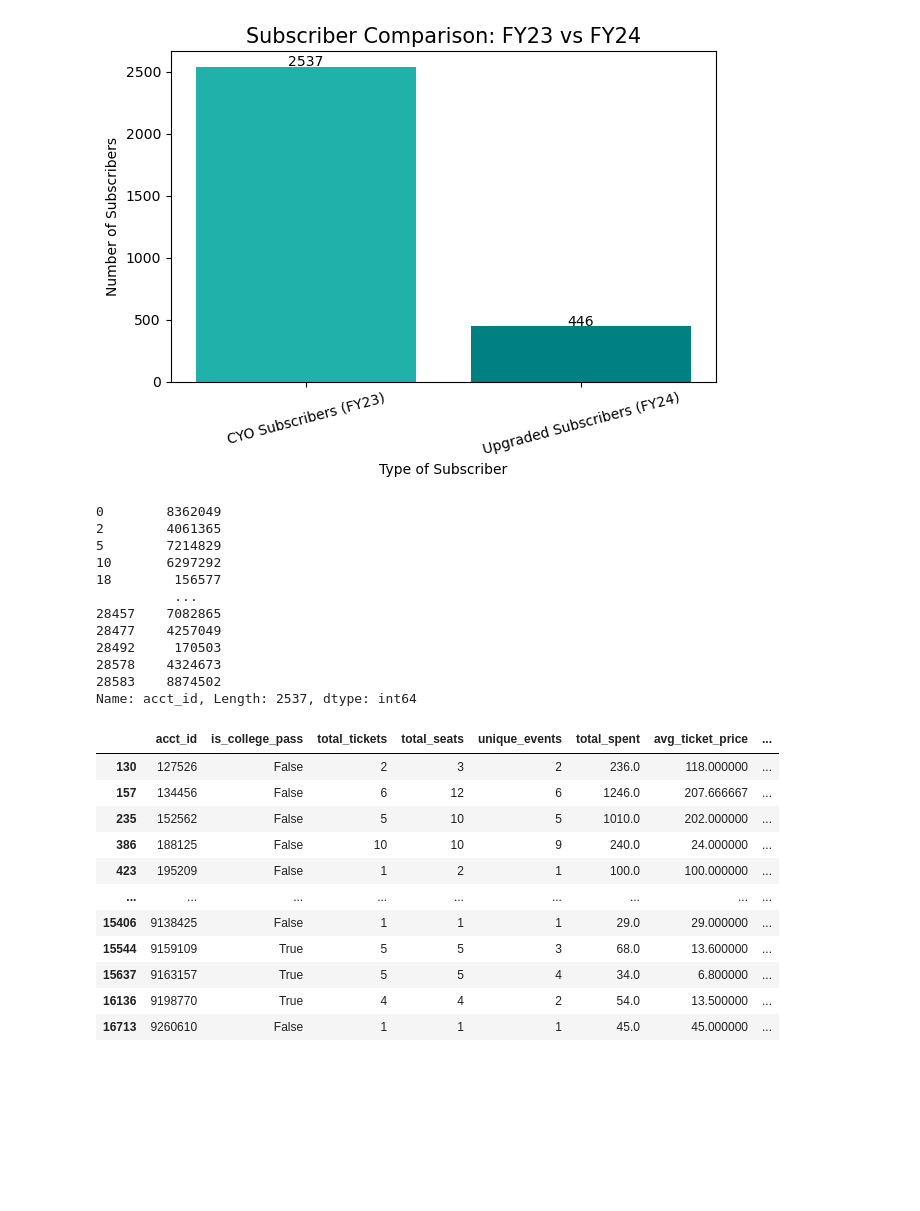
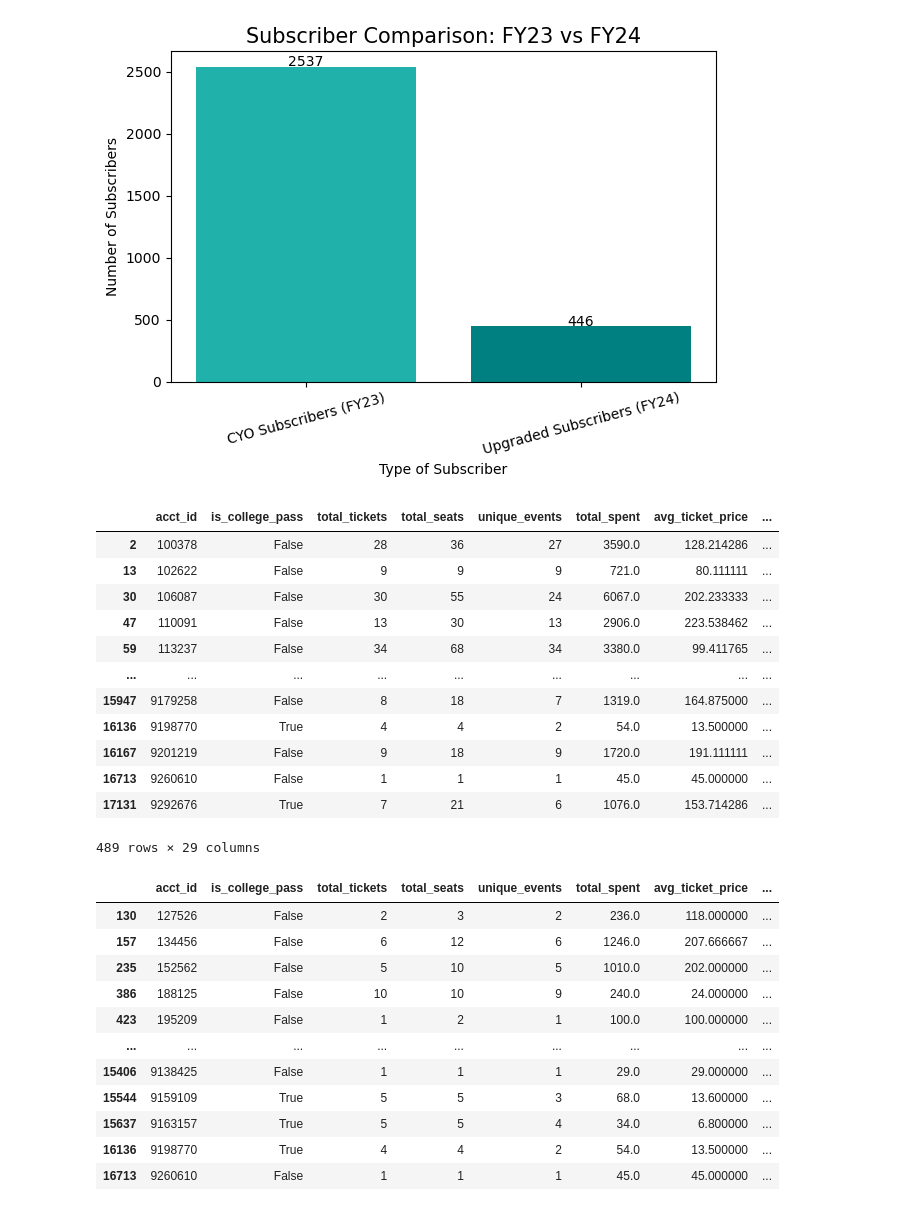
Before and after one commit to gabriela-ilinca/ASO, a Jupyter notebook: briana_workbook.ipynb, the cells around one changed output. Drawn from its saved outputs; the diff is of its cells as text; code cells hidden in the pictures; blank space fills up the shorter version.

```diff
--- a/briana_workbook.ipynb
+++ b/briana_workbook.ipynb
@@ -242,20 +242,23 @@ patron_2023 = df2[(df2['active_fy23'] == True) & (df2['active_fy24'] == False)]
 patron_2024 = df2[(df2['active_fy23'] == False) & (df2['active_fy24'] == True)]
 # %%
 CYO23_df = df23[df23['price_code_type'] == 'CYO Subscription']
-CYO23_df['acct_id']
-# %% [output]
-0        8362049
-2        4061365
-5        7214829
-10       6297292
-18        156577
-          ...
-28457    7082865
-28477    4257049
-28492     170503
-28578    4324673
-28583    8874502
-Name: acct_id, Length: 2537, dtype: int64
+# %%
+CYO23_patron = df2[df2['acct_id'].isin(CYO23_df['acct_id'])]
+CYO23_patron # this is the id's that were CYO in 2023 in patron_summary
+# %% [output]
+|  | acct_id | is_college_pass | total_tickets | total_seats | unique_events | total_spent | avg_ticket_price | ... |
+| 2 | 100378 | False | 28 | 36 | 27 | 3590.0 | 128.214286 | ... |
+| 13 | 102622 | False | 9 | 9 | 9 | 721.0 | 80.111111 | ... |
+| 30 | 106087 | False | 30 | 55 | 24 | 6067.0 | 202.233333 | ... |
+| 47 | 110091 | False | 13 | 30 | 13 | 2906.0 | 223.538462 | ... |
+| 59 | 113237 | False | 34 | 68 | 34 | 3380.0 | 99.411765 | ... |
+| ... | ... | ... | ... | ... | ... | ... | ... | ... |
+| 15947 | 9179258 | False | 8 | 18 | 7 | 1319.0 | 164.875000 | ... |
+| 16136 | 9198770 | True | 4 | 4 | 2 | 54.0 | 13.500000 | ... |
+| 16167 | 9201219 | False | 9 | 18 | 9 | 1720.0 | 191.111111 | ... |
+| 16713 | 9260610 | False | 1 | 1 | 1 | 45.0 | 45.000000 | ... |
+| 17131 | 9292676 | True | 7 | 21 | 6 | 1076.0 | 153.714286 | ... |
+489 rows × 29 columns
 # %%
 # were all of the account ids in the master_tickets found in the patron summary?
 CYO23_patron = patron_2023[patron_2023['acct_id'].isin(CYO23_df['acct_id'])]
```
